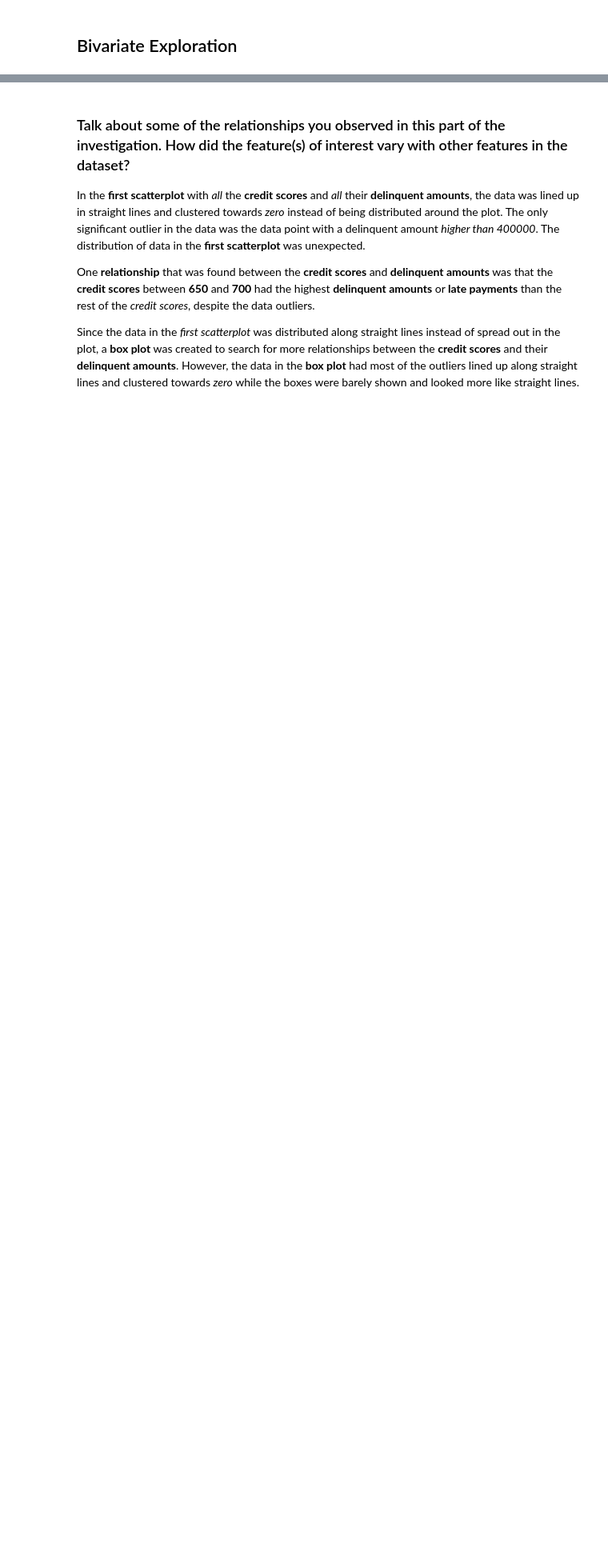
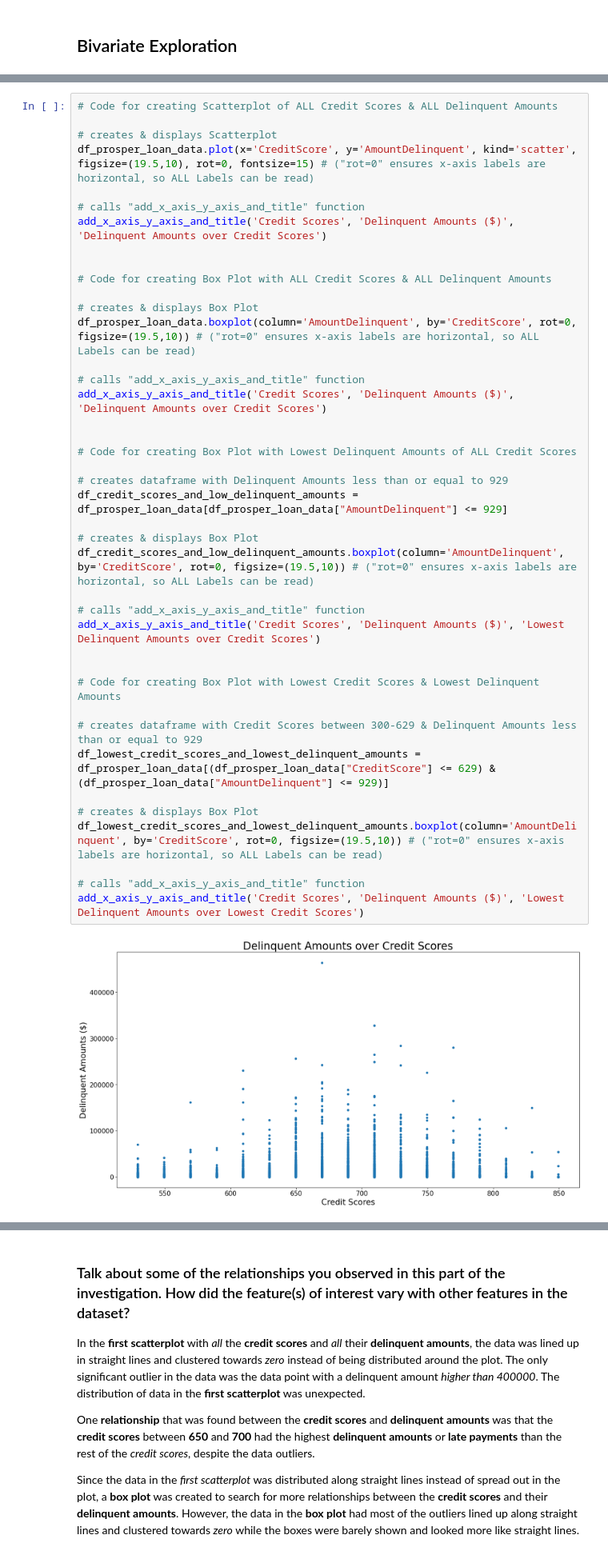
Before and after one commit to jwGitHub9860/Communicate_Data_Findings, a Jupyter notebook: Part_I_exploration_template.ipynb, the cells around one changed output, grey strips where cells are left out. Shown at 80% size. Cells and saved outputs as stored; diff of their text form; blank space fills up the shorter version.

```diff
--- a/Part_I_exploration_template.ipynb
+++ b/Part_I_exploration_template.ipynb
@@ -320,0 +238,43 @@ Text(0.5, 1.0, 'Lowest Delinquent Amounts over Lowest Credit Scores')
+# %%
+# Code for creating Scatterplot of ALL Credit Scores & ALL Delinquent Amounts
+
+# creates & displays Scatterplot
+df_prosper_loan_data.plot(x='CreditScore', y='AmountDelinquent', kind='scatter', figsize=(19.5,10), rot=0, fontsize=15) # ("rot=0" ensures x-axis labels are horizontal, so ALL Labels can be read)
+
+# calls "add_x_axis_y_axis_and_title" function
+add_x_axis_y_axis_and_title('Credit Scores', 'Delinquent Amounts ($)', 'Delinquent Amounts over Credit Scores')
+
+
+# Code for creating Box Plot with ALL Credit Scores & ALL Delinquent Amounts
+
+# creates & displays Box Plot
+df_prosper_loan_data.boxplot(column='AmountDelinquent', by='CreditScore', rot=0, figsize=(19.5,10)) # ("rot=0" ensures x-axis labels are horizontal, so ALL Labels can be read)
+
+# calls "add_x_axis_y_axis_and_title" function
+add_x_axis_y_axis_and_title('Credit Scores', 'Delinquent Amounts ($)', 'Delinquent Amounts over Credit Scores')
+
+
+# Code for creating Box Plot with Lowest Delinquent Amounts of ALL Credit Scores
+
+# creates dataframe with Delinquent Amounts less than or equal to 929
+df_credit_scores_and_low_delinquent_amounts = df_prosper_loan_data[df_prosper_loan_data["AmountDelinquent"] <= 929]
+
+# creates & displays Box Plot
+df_credit_scores_and_low_delinquent_amounts.boxplot(column='AmountDelinquent', by='CreditScore', rot=0, figsize=(19.5,10)) # ("rot=0" ensures x-axis labels are horizontal, so ALL Labels can be read)
+
+# calls "add_x_axis_y_axis_and_title" function
+add_x_axis_y_axis_and_title('Credit Scores', 'Delinquent Amounts ($)', 'Lowest Delinquent Amounts over Credit Scores')
+
+
+# Code for creating Box Plot with Lowest Credit Scores & Lowest Delinquent Amounts
+
+# creates dataframe with Credit Scores between 300-629 & Delinquent Amounts less than or equal to 929
+df_lowest_credit_scores_and_lowest_delinquent_amounts = df_prosper_loan_data[(df_prosper_loan_data["CreditScore"] <= 629) & (df_prosper_loan_data["AmountDelinquent"] <= 929)]
+
+# creates & displays Box Plot
+df_lowest_credit_scores_and_lowest_delinquent_amounts.boxplot(column='AmountDelinquent', by='CreditScore', rot=0, figsize=(19.5,10)) # ("rot=0" ensures x-axis labels are horizontal, so ALL Labels can be read)
+
+# calls "add_x_axis_y_axis_and_title" function
+add_x_axis_y_axis_and_title('Credit Scores', 'Delinquent Amounts ($)', 'Lowest Delinquent Amounts over Lowest Credit Scores')
+# %% [output]
+[figure, added]
```
Also changed, not shown: parts of 9 cells of this notebook.
